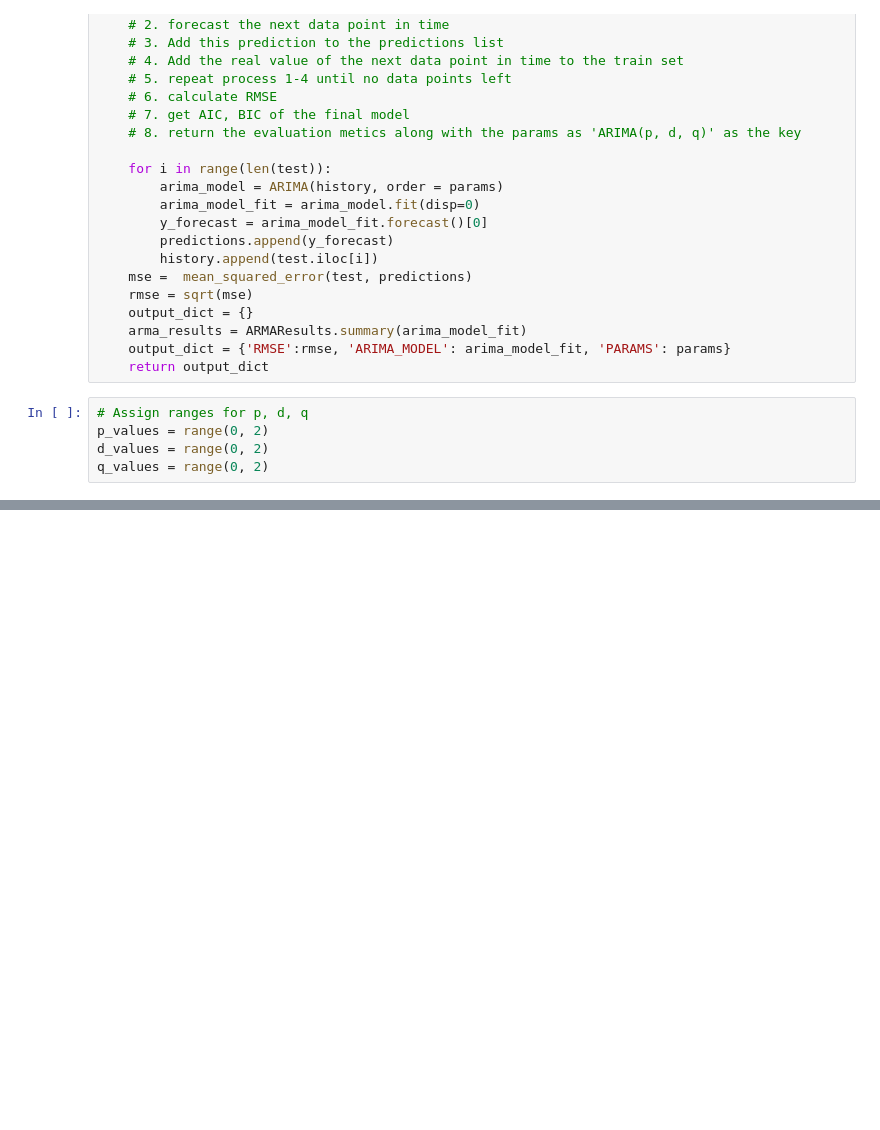
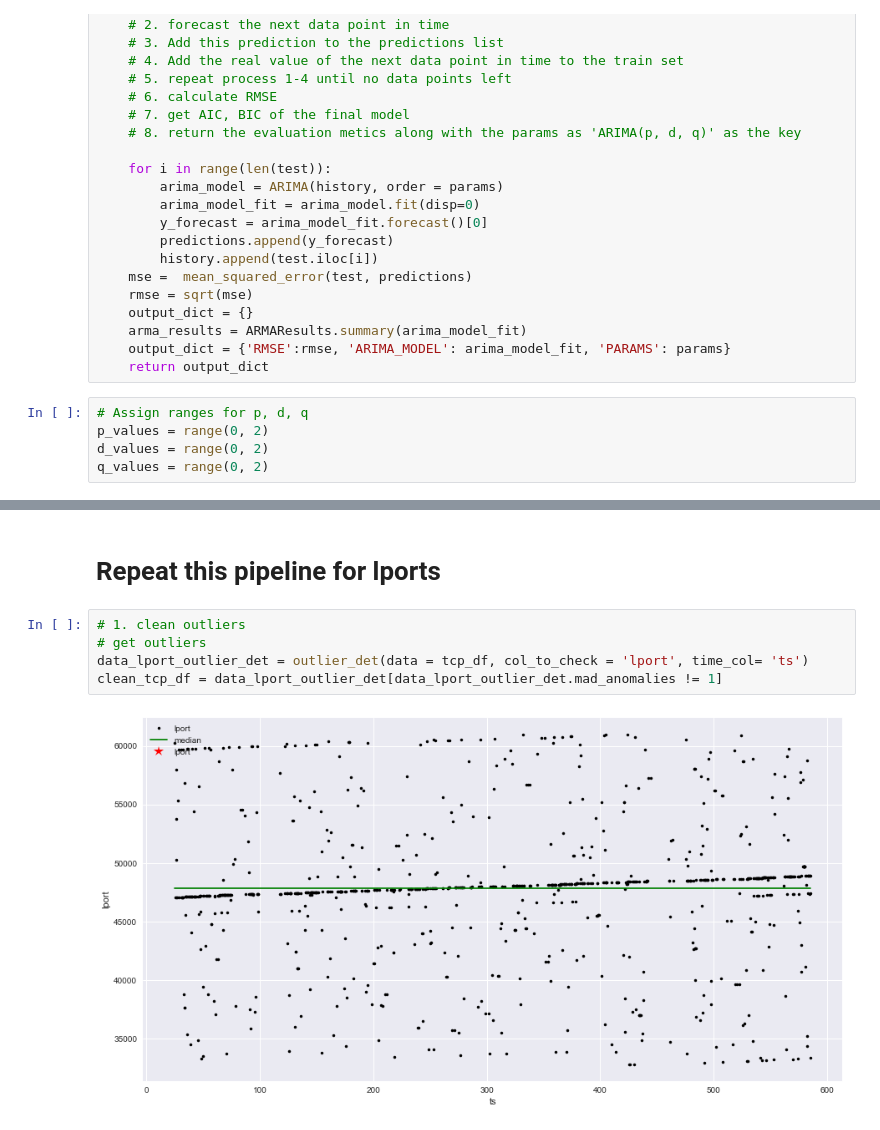
Before and after one commit to JosephKevin/TimeSeriesPrediction, a Jupyter notebook: data_science_challenge.ipynb, the cells around one changed output, grey strips where cells are left out. Cells and saved outputs as stored; diff of their text form; blank space fills up the shorter version.

Commit message:
complete pipeline

```diff
--- a/data_science_challenge.ipynb
+++ b/data_science_challenge.ipynb
@@ -569,0 +580,9 @@ PARAMS: (1, 1, 3), RMSE: 155.9351644368157, AIC: 12090.798810356677, BIC: 12119.
+# %% [markdown]
+# Repeat this pipeline for lports
+# %%
+# 1. clean outliers
+# get outliers
+data_lport_outlier_det = outlier_det(data = tcp_df, col_to_check = 'lport', time_col= 'ts')
+clean_tcp_df = data_lport_outlier_det[data_lport_outlier_det.mad_anomalies != 1]
+# %% [output]
+[figure, added]
```
Also changed, not shown: parts of 19 cells of this notebook.
